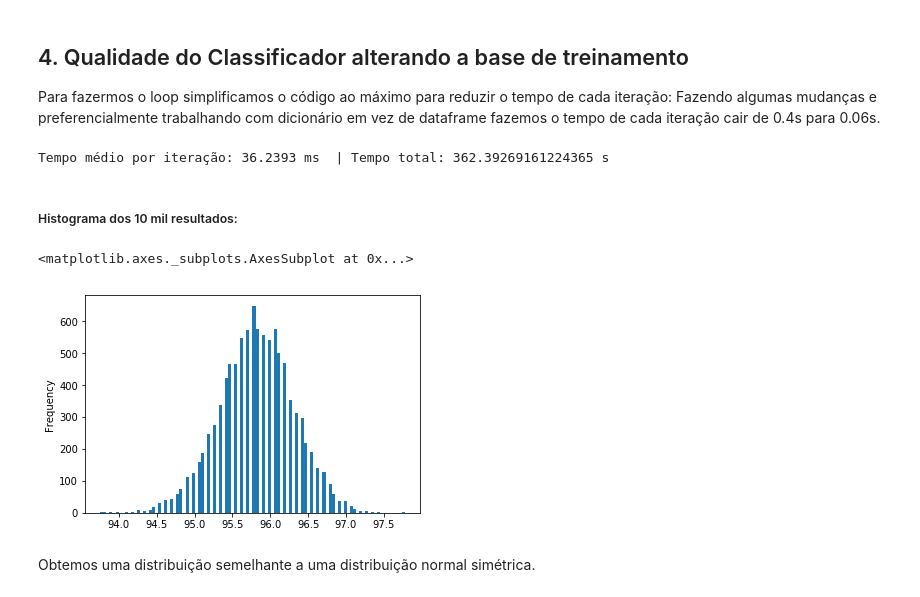
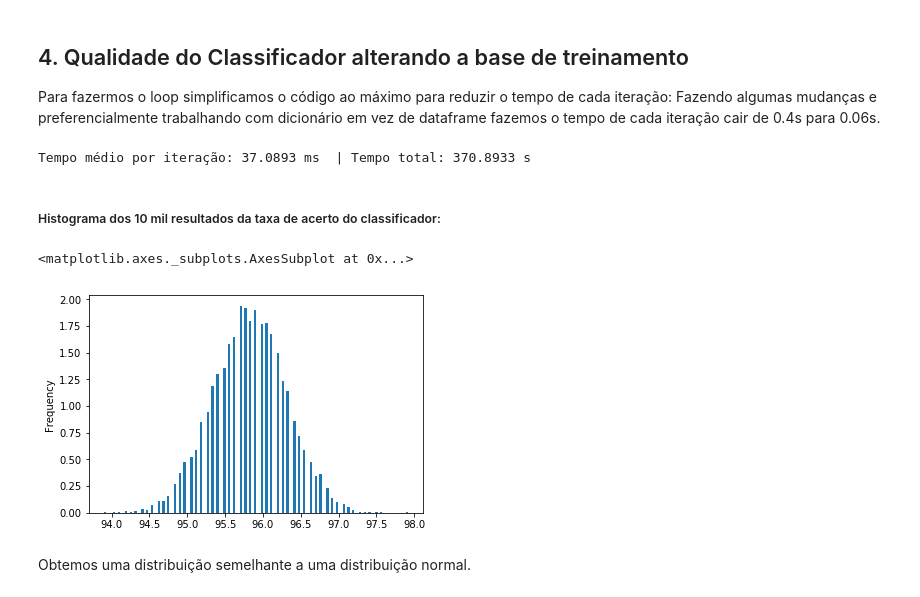
Before and after one commit to marianasabrantes/DP-P2, a Jupyter notebook: Projeto2 Layout(2).ipynb, the cells around one changed output. Cells and saved outputs as stored; diff of their text form; code cells hidden in the pictures.

```diff
--- a/Projeto2 Layout(2).ipynb
+++ b/Projeto2 Layout(2).ipynb
@@ -343,23 +343,23 @@ def loop(n,dadosz):
             if mensagens[k]['Classe original'] == mensagens[k]['Classe calculada']:
                 acertos+=1
 
-        resultados.append(round(100*acertos/len(mensagens),3))
+        resultados.append(100*acertos/len(mensagens))
         j+=1
     end = time.time()
-    print("Tempo médio por iteração:",round(1000*(end-start)/n,4),'ms  | Tempo total:',(end-start),'s')
+    print("Tempo médio por iteração:",round(1000*(end-start)/n,4),'ms  | Tempo total:',round((end-start),4),'s')
     return resultados
 # %%
 repeticoes = 10000
-passa = loop(repeticoes,dadosL)
+passa75 = loop(repeticoes,dadosL)
 # %% [output]
-Tempo médio por iteração: 36.2393 ms  | Tempo total: 362.39269161224365 s
+Tempo médio por iteração: 37.0893 ms  | Tempo total: 370.8933 s
 # %% [markdown]
-##### Histograma dos 10 mil resultados:
+##### Histograma dos 10 mil resultados da taxa de acerto do classificador:
 # %%
-sResult= pd.Series(data=passa)
-sResult.plot.hist(bins=100)
+data75= pd.Series(data=passa75)
+data75.plot.hist(bins=130, density=True)
 # %% [output]
 <matplotlib.axes._subplots.AxesSubplot at 0x...>
-[figure, old version]
+[figure, new version]
 # %% [markdown]
-Obtemos uma distribuição semelhante a uma distribuição normal simétrica.
+Obtemos uma distribuição semelhante a uma distribuição normal.
```
Also changed, not shown: parts of 18 cells of this notebook, 1 other file.
